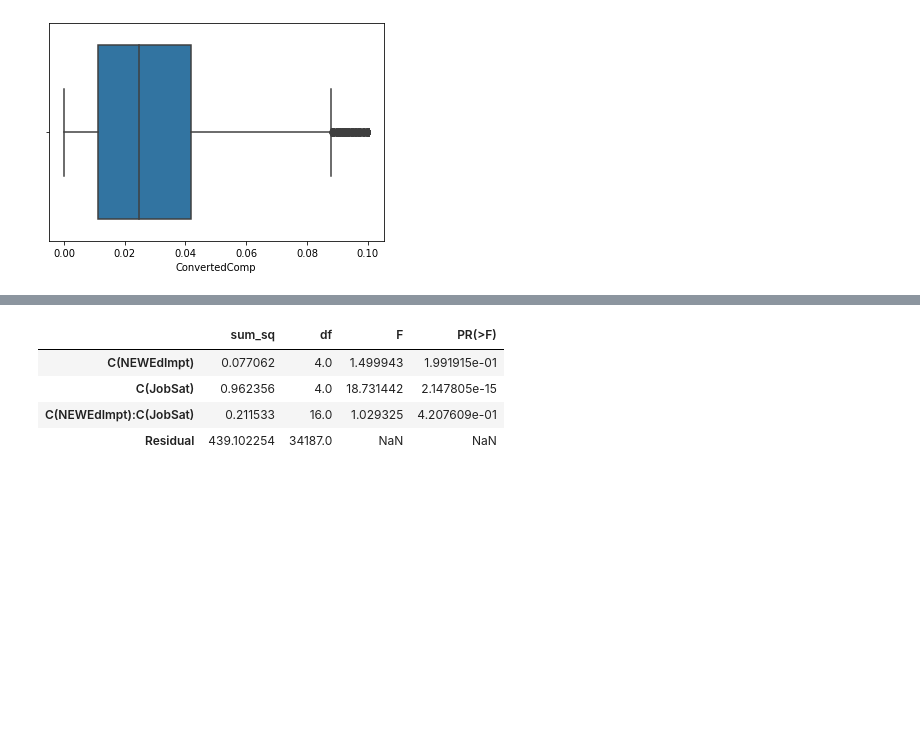
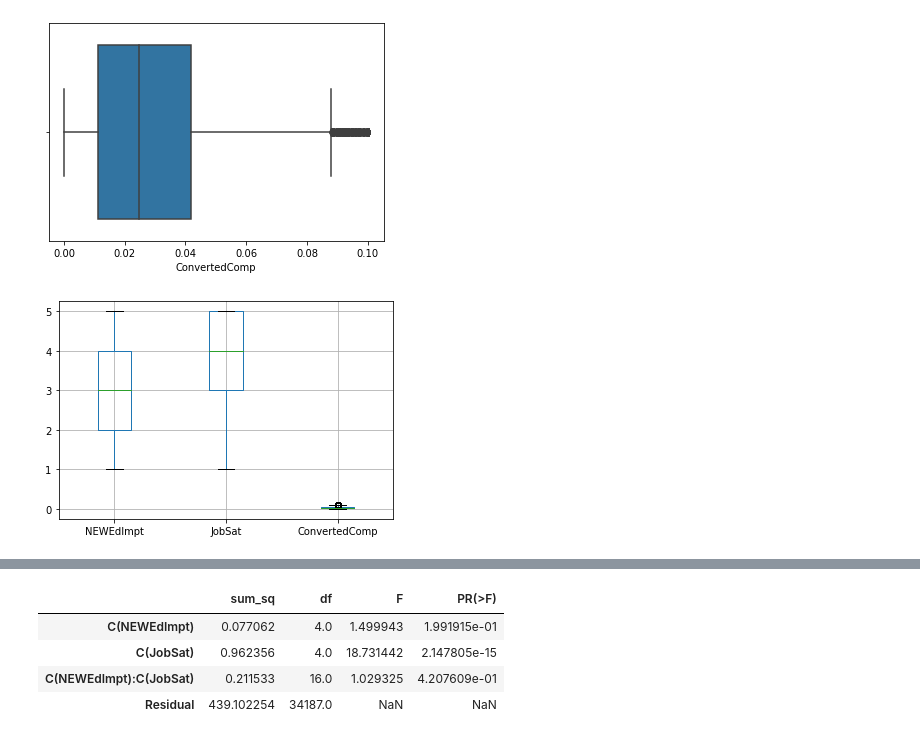
Before and after one commit to NoshinTahsin/SoftwareMetrics8th, a Jupyter notebook: anova-transformation.ipynb, the cells around one changed output, grey strips where cells are left out. Drawn from its saved outputs; the diff is of its cells as text; code cells hidden in the pictures; blank space fills up the shorter version.

```diff
--- a/anova-transformation.ipynb
+++ b/anova-transformation.ipynb
@@ -120,4 +125,9 @@ sns.boxplot(x=data_out['ConvertedComp'])
 # %% [output]
 <matplotlib.axes._subplots.AxesSubplot at 0x...>
 [figure]
+# %%
+#checking equal variance with boxplot
+boxplot = data_out.boxplot(column=['NEWEdImpt', 'JobSat', 'ConvertedComp'])
+# %% [output]
+[figure, added]
 # %%
```
Also changed, not shown: parts of 10 cells of this notebook.
